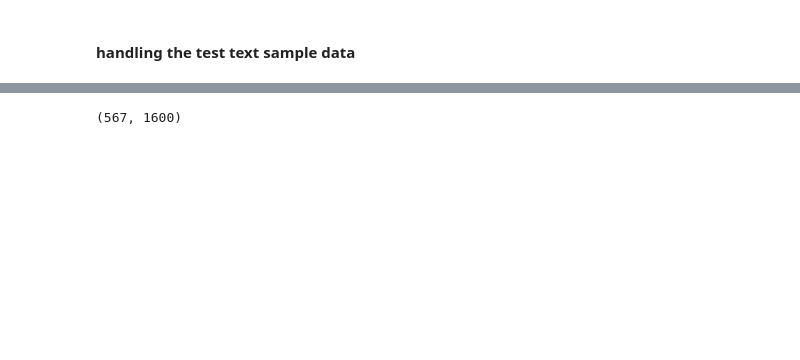
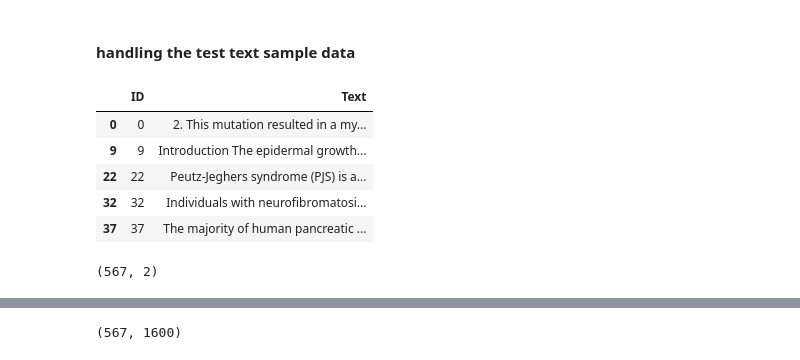
Before and after one commit to me-nobody/jovian-ml-project, a Jupyter notebook: jovian-ml-project-rough.ipynb, the cells around one changed output, grey strips where cells are left out. Cells and saved outputs as stored; diff of their text form; code cells hidden in the pictures; blank space fills up the shorter version.

```diff
--- a/jovian-ml-project-rough.ipynb
+++ b/jovian-ml-project-rough.ipynb
@@ -453,5 +395,18 @@ log_loss(y_train,y_pred_train_tfidf)
 # %% [markdown]
 #### handling the test text sample data
+# %%
+test_text_df.sort_values(['ID']).head()
+# %% [output]
+|  | ID | Text |
+| 0 | 0 | 2. This mutation resulted in a my... |
+| 9 | 9 | Introduction The epidermal growth... |
+| 22 | 22 | Peutz-Jeghers syndrome (PJS) is a... |
+| 32 | 32 | Individuals with neurofibromatosi... |
+| 37 | 37 | The majority of human pancreatic ... |
+# %%
+test_text_df.shape
+# %% [output]
+(567, 2)
 # %%
 test_text_df['cleaned_text'] = test_text_df['Text'].map(cleanse_data,na_action='ignore')
 # %%
```
Also changed, not shown: parts of 65 cells of this notebook.
